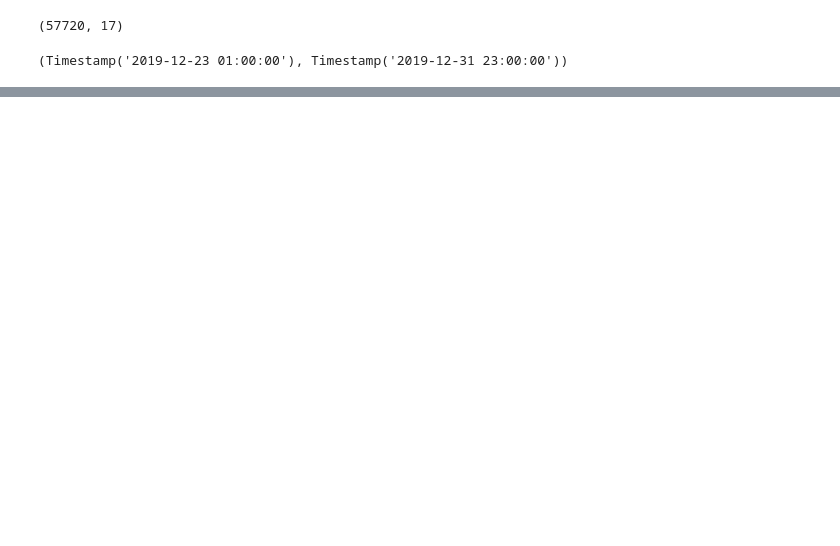
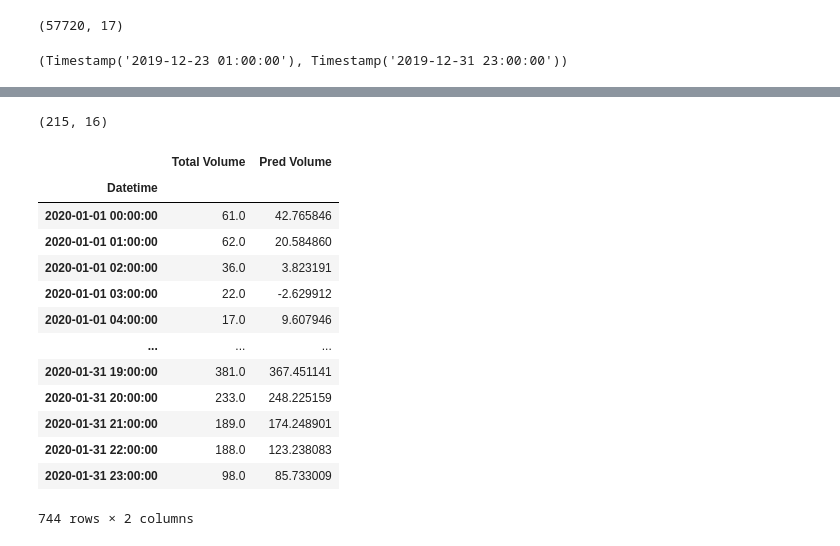
Before and after one commit to poolkit/Traffic-Flow-Forecasting, a Jupyter notebook: Testing.ipynb, the cells around one changed output, grey strips where cells are left out. Drawn from its saved outputs; the diff is of its cells as text; code cells hidden in the pictures; blank space fills up the shorter version.

```diff
--- a/Testing.ipynb
+++ b/Testing.ipynb
@@ -111,0 +150,5 @@ for i, d in enumerate(x):
+# %%
+scaled_chunk = scaler.transform(chunk)
+scaled_chunk.shape
+# %% [output]
+(215, 16)
@@ -111,0 +169,17 @@ for i, d in enumerate(x):
+# %%
+pd.merge(test, pred, left_index=True, right_index=True)
+# %% [output]
+|  | Total Volume | Pred Volume |
+| Datetime |  |  |
+| 2020-01-01 00:00:00 | 61.0 | 42.765846 |
+| 2020-01-01 01:00:00 | 62.0 | 20.584860 |
+| 2020-01-01 02:00:00 | 36.0 | 3.823191 |
+| 2020-01-01 03:00:00 | 22.0 | -2.629912 |
+| 2020-01-01 04:00:00 | 17.0 | 9.607946 |
+| ... | ... | ... |
+| 2020-01-31 19:00:00 | 381.0 | 367.451141 |
+| 2020-01-31 20:00:00 | 233.0 | 248.225159 |
+| 2020-01-31 21:00:00 | 189.0 | 174.248901 |
+| 2020-01-31 22:00:00 | 188.0 | 123.238083 |
+| 2020-01-31 23:00:00 | 98.0 | 85.733009 |
+744 rows × 2 columns
```
Also changed, not shown: parts of 19 cells of this notebook, 3 other files.
